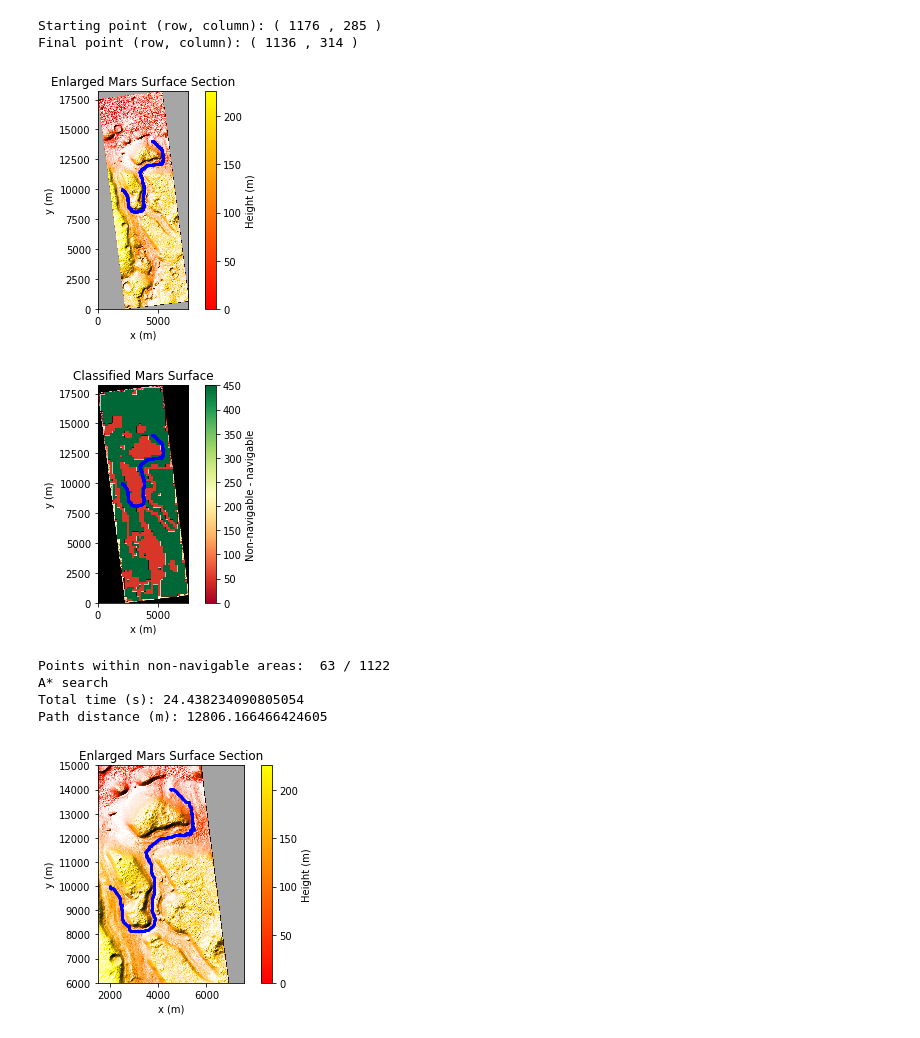
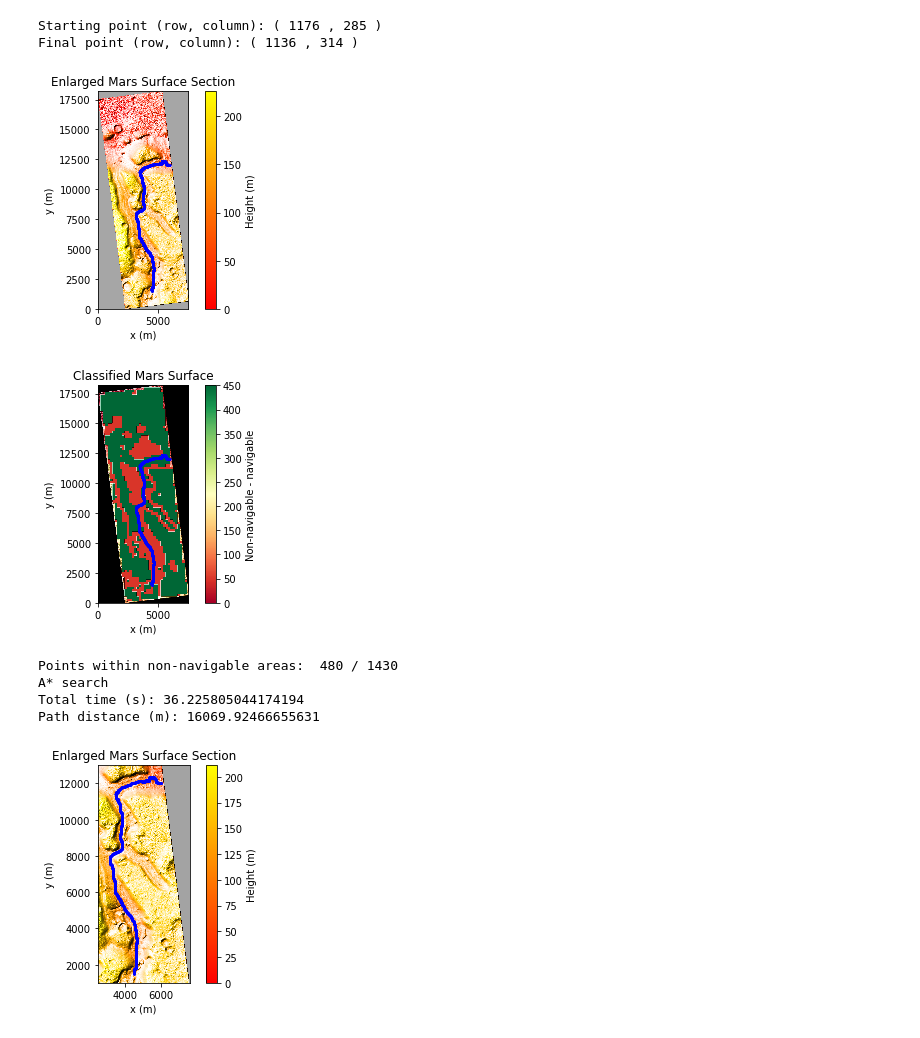
Before and after one commit to joseljim/URC_Autonomous_Navigation, a Jupyter notebook: Route_Planning.ipynb, the cells around one changed output. Cells and saved outputs as stored; diff of their text form; code cells hidden in the pictures.

```diff
--- a/Route_Planning.ipynb
+++ b/Route_Planning.ipynb
@@ -914,7 +914,7 @@ COSTS = {
 # %%
 # Create maze solver object
 #problem = MazeSolver(MAP, 2850, 6400, 3150, 6800, 0.25)
-problem = MazeSolver(MAP, 2000, 10000, 4500, 14000, 0.25)
+problem = MazeSolver(MAP, 4500, 1500, 6000, 12000, 0.25)
 # %%
 # A* search
 
@@ -944,13 +944,13 @@ print("A* search")
 print("Total time (s):", tf-ti)
 print("Path distance (m):", path_distance(path))
 # %% [output]
-[figure, old version]
+[figure, new version]
-[figure, old version]
+[figure, new version]
-Points within non-navigable areas:  63 / 1122
+Points within non-navigable areas:  480 / 1430
 A* search
-Total time (s): 24.438234090805054
-Path distance (m): 12806.166466424605
+Total time (s): 36.225805044174194
+Path distance (m): 16069.92466655631
 # %%
-zoom_map(1500, 6000, scale*n_columns, 15000, path)
+zoom_map(2500, 1000, scale*n_columns, 13000, path)
 # %% [output]
-[figure, old version]
+[figure, new version]
```
